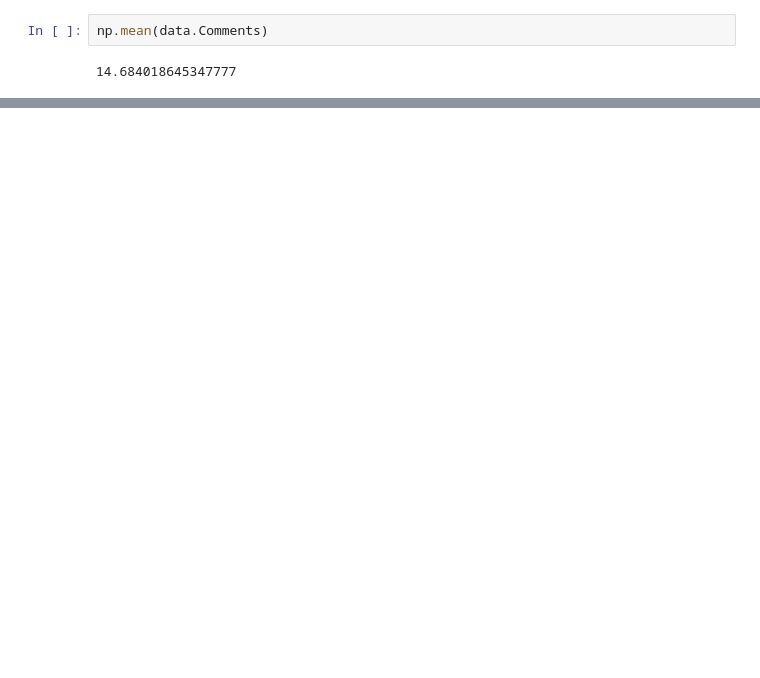
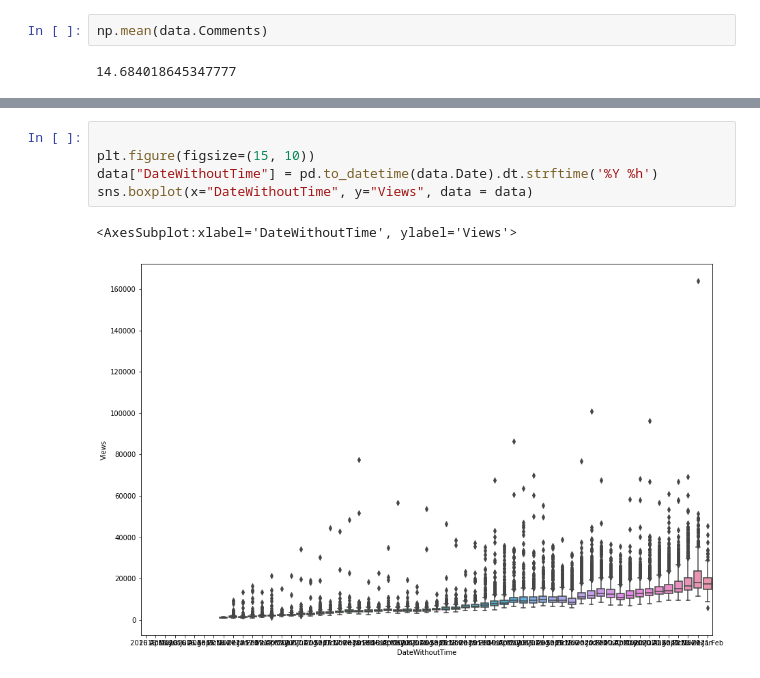
Before and after one commit to prekel/MSO, a Jupyter notebook: Lab01/memeblog.ipynb, the cells around one changed output, grey strips where cells are left out. Saved outputs shown, nothing was run; the diff lists cells and outputs as text; blank space fills up the shorter version.

```diff
--- a/Lab01/memeblog.ipynb
+++ b/Lab01/memeblog.ipynb
@@ -30,0 +52,8 @@ np.mean(data.Comments)
+# %%
+
+plt.figure(figsize=(15, 10))
+data["DateWithoutTime"] = pd.to_datetime(data.Date).dt.strftime('%Y %h')
+sns.boxplot(x="DateWithoutTime", y="Views", data = data)
+# %% [output]
+<AxesSubplot:xlabel='DateWithoutTime', ylabel='Views'>
+[figure, added]
```
Also changed, not shown: parts of 8 cells of this notebook.
